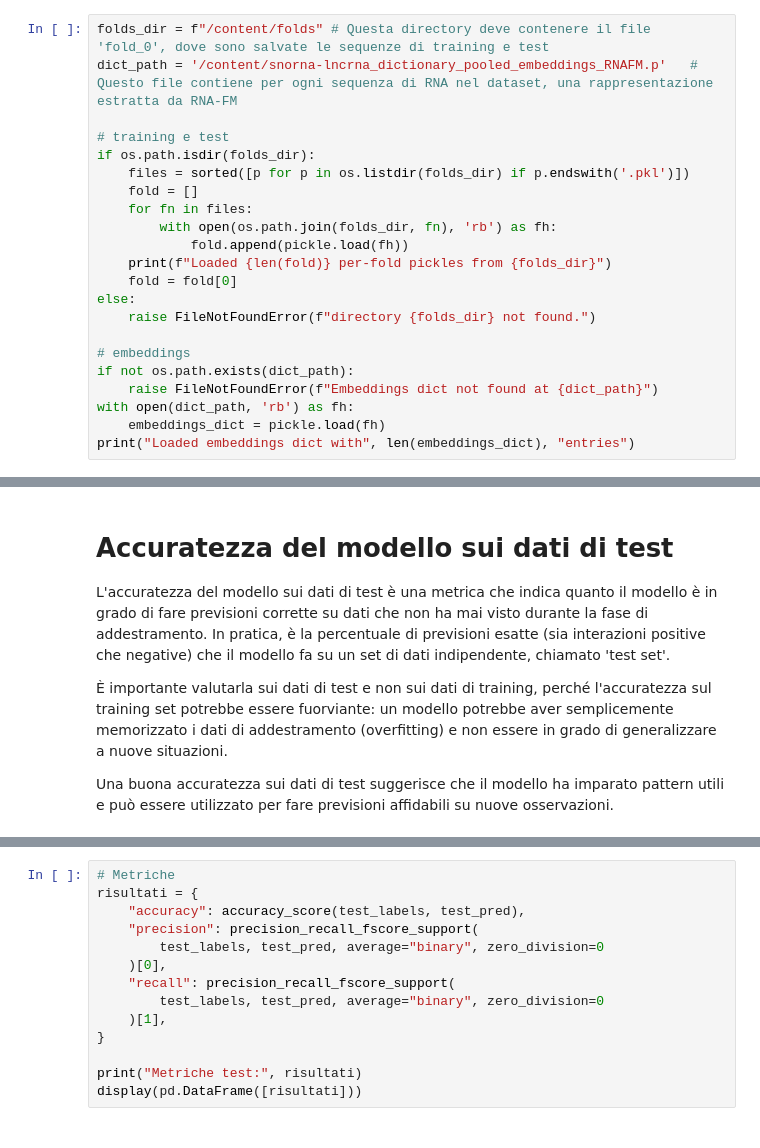
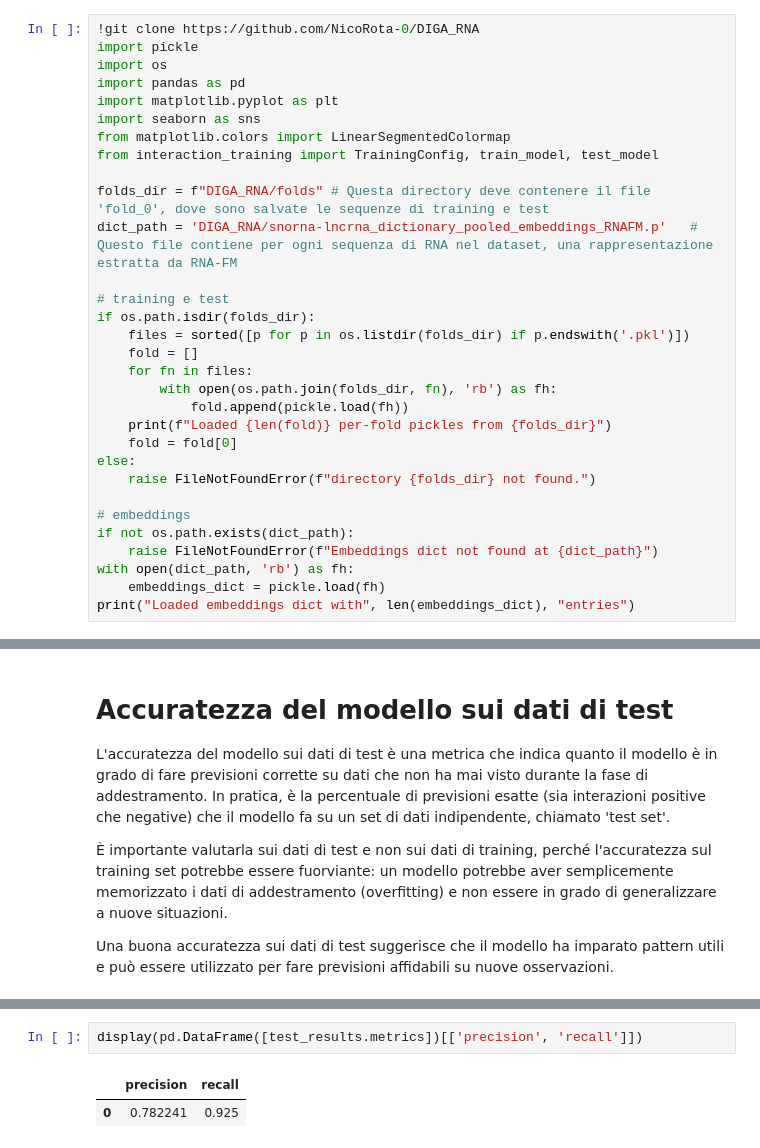
Before and after one commit to NicoRota-0/DIGA_RNA, a Jupyter notebook: classificatore.ipynb, the cells around one changed output, grey strips where cells are left out. Drawn from its saved outputs; the diff is of its cells as text.

```diff
--- a/classificatore.ipynb
+++ b/classificatore.ipynb
@@ -26,6 +6,15 @@ from matplotlib.colors import LinearSegmentedColormap
 # %%
-folds_dir = f"/content/folds" # Questa directory deve contenere il file 'fold_0', dove sono salvate le sequenze di training e test
-dict_path = '/content/snorna-lncrna_dictionary_pooled_embeddings_RNAFM.p'   # Questo file contiene per ogni sequenza di RNA nel dataset, una rappresentazione estratta da RNA-FM
+!git clone https://github.com/NicoRota-0/DIGA_RNA
+import pickle
+import os
+import pandas as pd
+import matplotlib.pyplot as plt
+import seaborn as sns
+from matplotlib.colors import LinearSegmentedColormap
+from interaction_training import TrainingConfig, train_model, test_model
+
+folds_dir = f"DIGA_RNA/folds" # Questa directory deve contenere il file 'fold_0', dove sono salvate le sequenze di training e test
+dict_path = 'DIGA_RNA/snorna-lncrna_dictionary_pooled_embeddings_RNAFM.p'   # Questo file contiene per ogni sequenza di RNA nel dataset, una rappresentazione estratta da RNA-FM
 
 # training e test
 if os.path.isdir(folds_dir):
@@ -420,20 +118,11 @@ $Recall = \frac{True Positives}{True Positives + False Negatives}$
 Dove:
 - **True Positives (TP)**: Casi positivi correttamente identificati dal modello.
 - **False Negatives (FN)**: Casi positivi erroneamente identificati come negativi dal modello.
-# %%
-# Metriche
-risultati = {
-    "accuracy": accuracy_score(test_labels, test_pred),
-    "precision": precision_recall_fscore_support(
-        test_labels, test_pred, average="binary", zero_division=0
-    )[0],
-    "recall": precision_recall_fscore_support(
-        test_labels, test_pred, average="binary", zero_division=0
-    )[1],
-}
-
-print("Metriche test:", risultati)
-display(pd.DataFrame([risultati]))
+# %%
+display(pd.DataFrame([test_results.metrics])[['precision', 'recall']])
+# %% [output]
+|  | precision | recall |
+| 0 | 0.782241 | 0.925 |
 # %% [markdown]
 ### Matrice di Confusione
 
```
Also changed, not shown: parts of 24 cells of this notebook, 2 other files.
